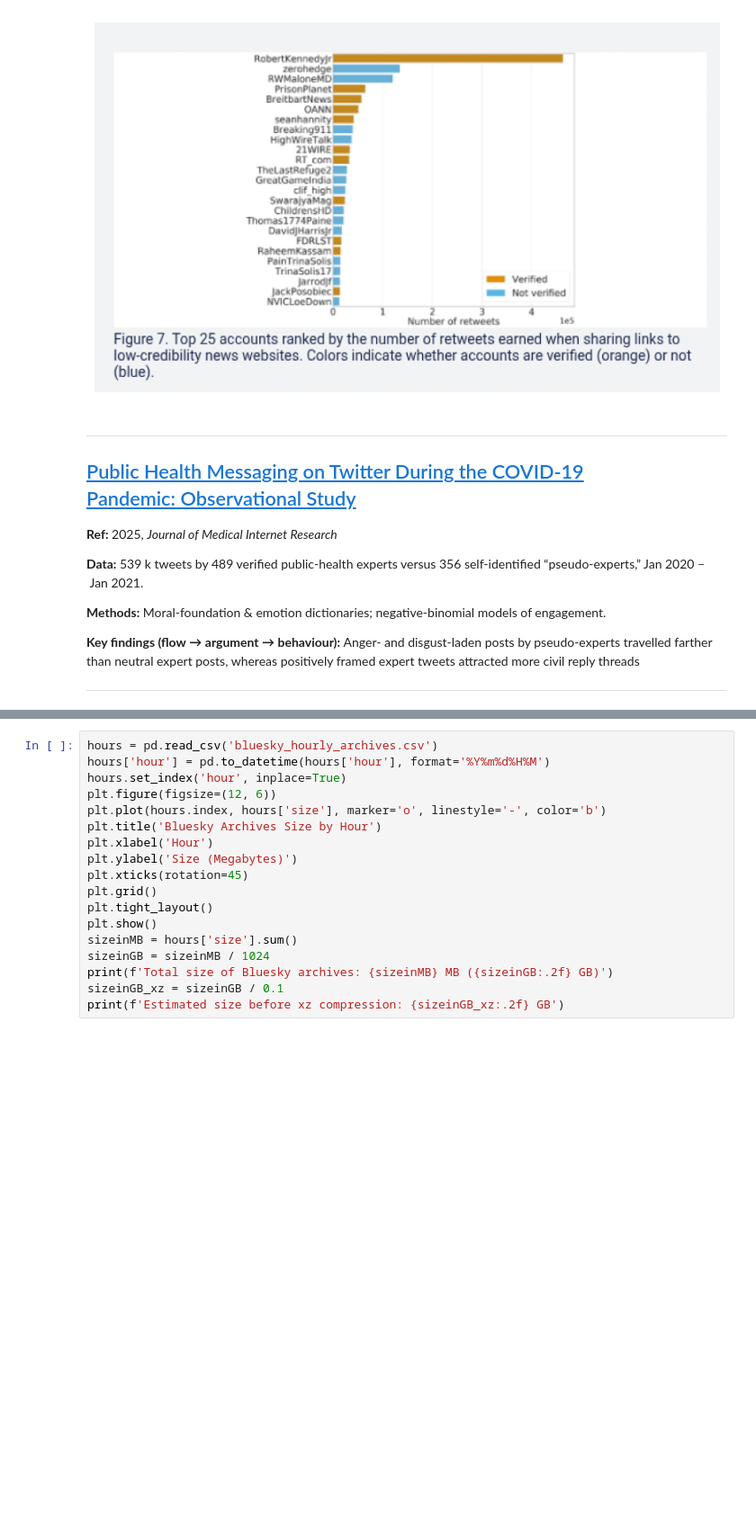
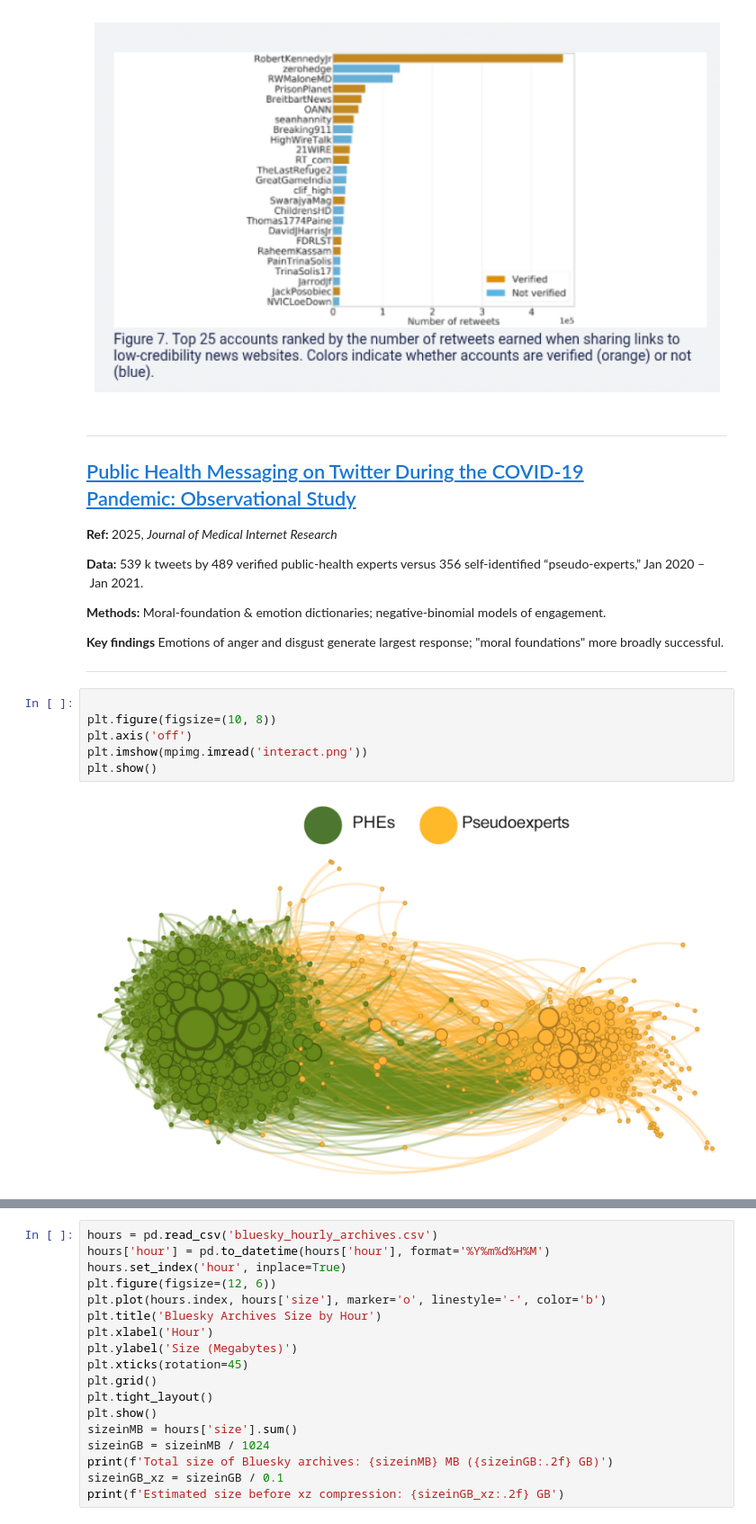
Before and after one commit to bwlambert/bluesky_notebooks, a Jupyter notebook: p1.ipynb, the cells around one changed output, grey strips where cells are left out. Shown at 90% size. Cells and saved outputs as stored; diff of their text form; blank space fills up the shorter version.

```diff
--- a/p1.ipynb
+++ b/p1.ipynb
@@ -73,6 +78,14 @@ plt.show()
 
 **Methods:** Moral‑foundation & emotion dictionaries; negative‑binomial models of engagement.
 
-**Key findings (flow → argument → behaviour):** Anger‑ and disgust‑laden posts by pseudo‑experts travelled farther than neutral expert posts, whereas positively framed expert tweets attracted more civil reply threads
+**Key findings** Emotions of anger and disgust generate largest response; "moral foundations" more broadly successful.
 
 ---
+# %%
+
+plt.figure(figsize=(10, 8))
+plt.axis('off')
+plt.imshow(mpimg.imread('interact.png'))
+plt.show()
+# %% [output]
+[figure, added]
```
Also changed, not shown: parts of 8 cells of this notebook, 2 other files.
